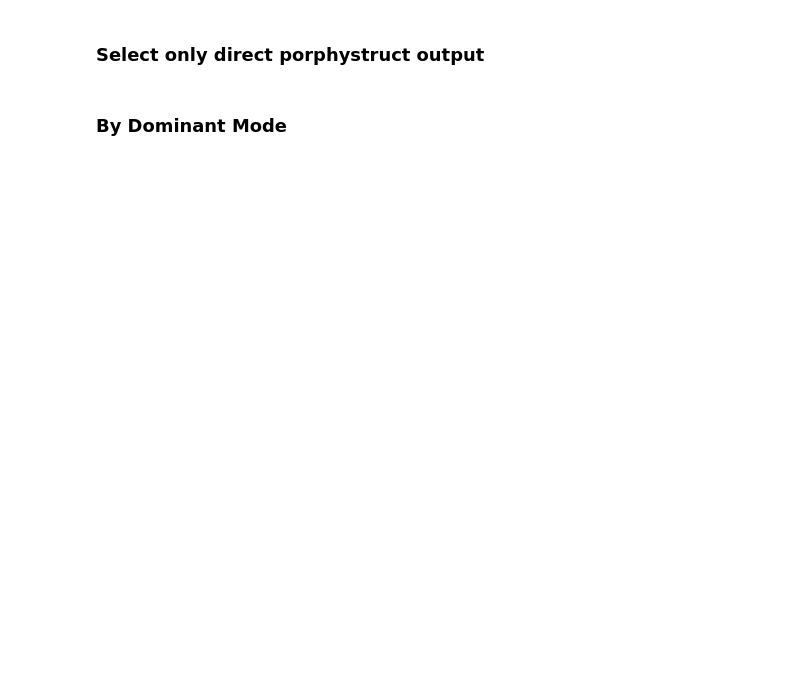
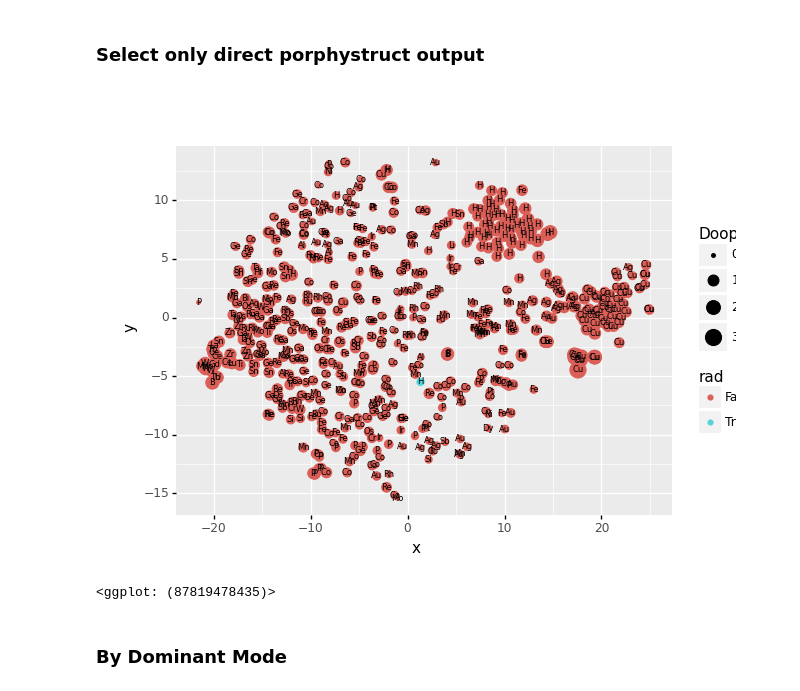
Before and after one commit to JensKrumsieck/cif-splitter, a Jupyter notebook: tsne.ipynb, the cells around one changed output. Cells and saved outputs as stored; diff of their text form; code cells hidden in the pictures; blank space fills up the shorter version.

```diff
--- a/tsne.ipynb
+++ b/tsne.ipynb
@@ -49,3 +89,12 @@ df_mapping["dominant"] = df["dominant"]
 df_mapping["Ligand"] = df["Ligand"]
 df_mapping["Axial"] = df["Axial"]
 df_mapping["CCDC"] = df["CCDC"]
+df_mapping["cu"] = df["M"] == "Cu"
+df_mapping["h"] = df["M"] == "H"
+df_mapping["hcu"] = df_mapping["cu"] + df_mapping["h"]
+df_mapping["rad"] = df["CCDC"] == 1060277
+# %%
+ggplot(df_mapping, aes(x="x", y="y", label="M")) + geom_point(aes(colour="rad", size="Doop")) + geom_text(size=6)
+# %% [output]
+[figure, added]
+<ggplot: (87819478435)>
```
Also changed, not shown: parts of 11 cells of this notebook, 1 other file.
